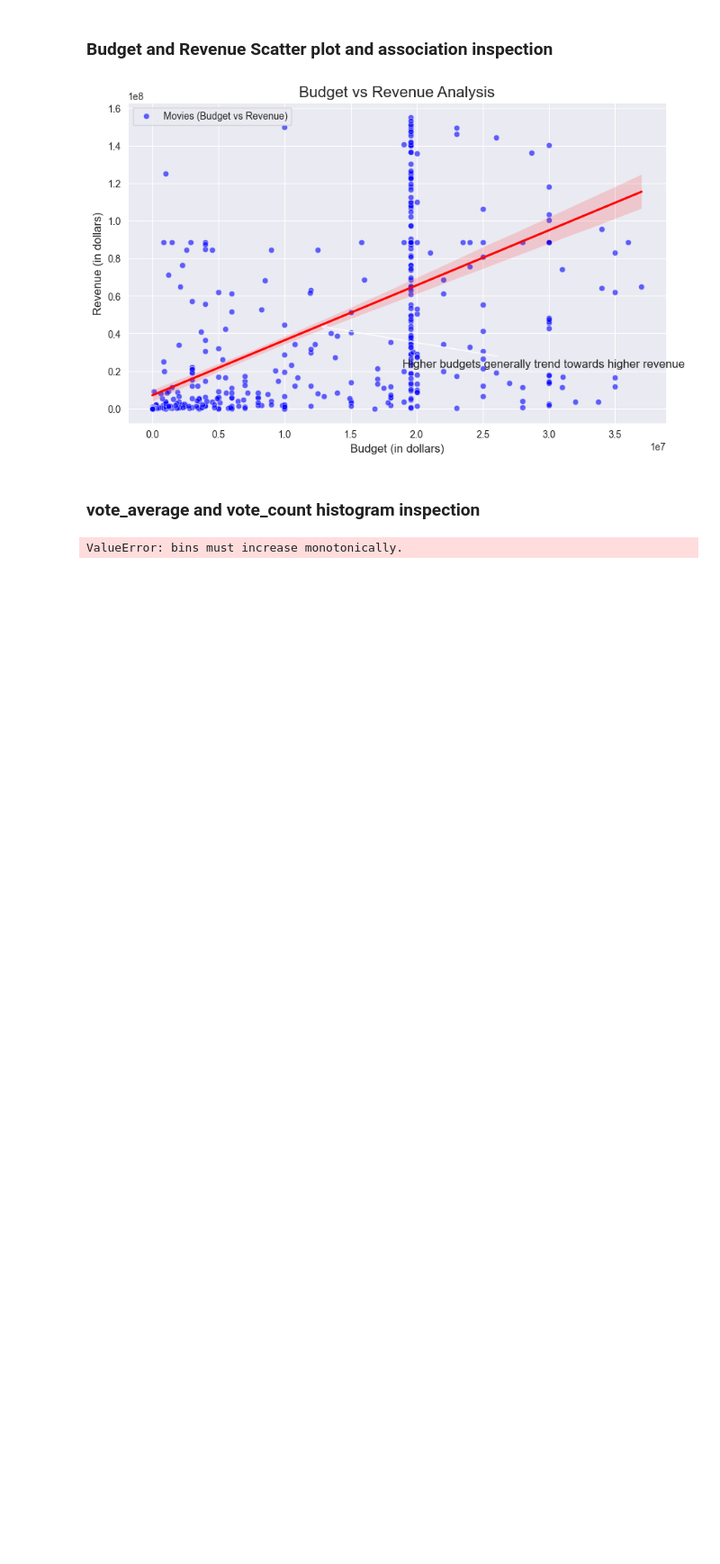
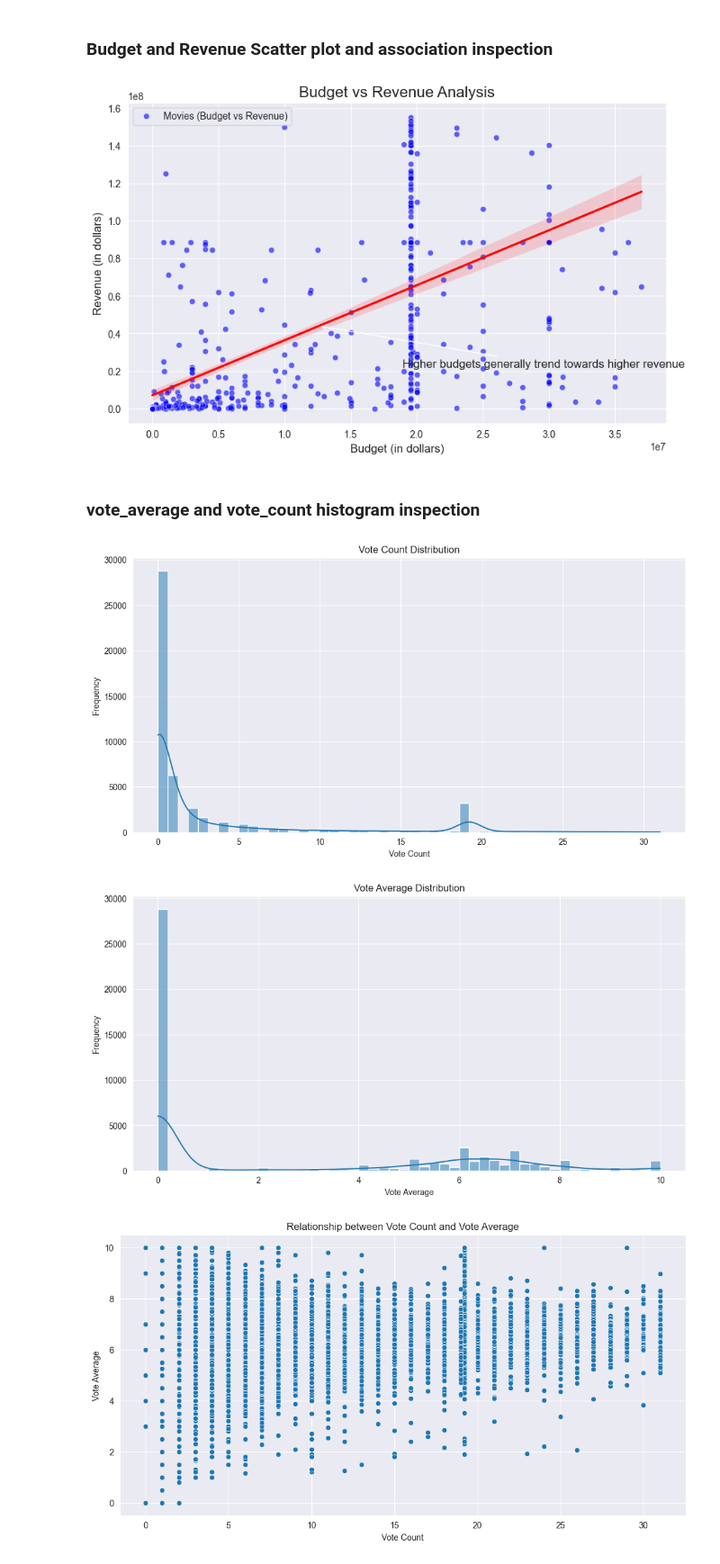
Before and after one commit to Pooria82/Movies-Data-Analysis, a Jupyter notebook: main.ipynb, the cells around one changed output. Shown at 90% size. Saved outputs shown, nothing was run; the diff lists cells and outputs as text; code cells hidden in the pictures; blank space fills up the shorter version.

Commit message:
Completion of Part 1: Data visualization

```diff
--- a/main.ipynb
+++ b/main.ipynb
@@ -555,8 +555,9 @@ def predict_missing_languages(data_frame, Model, country_encoder, language_encod
 
 def fill_null_columns(data_frame):
     """Fill 'production_companies', 'production_countries', 'spoken_languages' columns with 'null' value."""
-    data_frame[['production_companies', 'production_countries', 'spoken_languages']] = data_frame[
-        ['production_companies', 'production_countries', 'spoken_languages']].fillna('null')
+    data_frame[['production_companies', 'production_countries']] = data_frame[
+        ['production_companies', 'production_countries']].fillna('null')
+    data_frame['spoken_languages'] = data_frame['spoken_languages'].fillna('No Language')
     return data_frame
 
 
@@ -948,36 +949,50 @@ plot_budget_vs_revenue(df)
 # %% [markdown]
 ### vote_average and vote_count  histogram inspection
 # %%
-
-def plot_vote_count_vs_vote_average(data_frame):
-    # Filter data to include only movies with a positive vote count
-    filtered_df = data_frame[data_frame['vote_count'] > 0]
-
-    # Dynamically set the maximum bin limit based on the maximum vote count in the data
-    max_vote_count = filtered_df['vote_count'].max()
-    bins = [0, 100, 500, 1000, 5000, 10000, max_vote_count + 1]
-    labels = ['0-100', '101-500', '501-1000', '1001-5000', '5001-10000', '10001+']
-
-    # Bin the vote_count column
-    filtered_df['vote_count_bins'] = pd.cut(filtered_df['vote_count'], bins=bins, labels=labels, include_lowest=True)
-
-    # Create histograms for each vote count category
-    plt.figure(figsize=(12, 8))
-    for label in labels:
-        subset = filtered_df[filtered_df['vote_count_bins'] == label]
-        sns.histplot(subset['vote_average'], bins=10, kde=True, label=f'Votes: {label}', alpha=0.5)
-
-    # Add plot title and labels
-    plt.title('Vote Count vs. Vote Average Distribution', fontsize=16)
-    plt.xlabel('Vote Average', fontsize=12)
-    plt.ylabel('Frequency', fontsize=12)
-    plt.legend(title='Vote Count Bins')
-    plt.grid(True)
-
-    # Show the plot
+def analyze_votes(data_frame):
+    # Plotting vote count distribution
+    plt.figure(figsize=(12, 6))
+    sns.histplot(data_frame['vote_count'], bins=50, kde=True)
+    plt.title('Vote Count Distribution')
+    plt.xlabel('Vote Count')
+    plt.ylabel('Frequency')
     plt.show()
 
-# Example usage
-plot_vote_count_vs_vote_average(df)
+    # Plotting vote average distribution
+    plt.figure(figsize=(12, 6))
+    sns.histplot(data_frame['vote_average'], bins=50, kde=True)
+    plt.title('Vote Average Distribution')
+    plt.xlabel('Vote Average')
+    plt.ylabel('Frequency')
+    plt.show()
+
+    # Scatter plot to check the relationship between vote count and vote average
+    plt.figure(figsize=(12, 6))
+    sns.scatterplot(x='vote_count', y='vote_average', data=data_frame)
+    plt.title('Relationship between Vote Count and Vote Average')
+    plt.xlabel('Vote Count')
+    plt.ylabel('Vote Average')
+    plt.show()
+
+    # Create bins for vote count
+    data_frame['vote_count_bins'] = pd.cut(data_frame['vote_count'], bins=10)
+
+    # Calculate the mean vote average for each bin
+    grouped = data_frame.groupby('vote_count_bins')['vote_average'].mean().reset_index()
+
+    # Plotting the binned vote count vs. average score
+    plt.figure(figsize=(12, 6))
+    sns.barplot(x='vote_count_bins', y='vote_average', data=grouped)
+    plt.title('Average Score by Vote Count Bins')
+    plt.xlabel('Vote Count Bins')
+    plt.ylabel('Average Score')
+    plt.xticks(rotation=45)
+    plt.show()
+
+# Usage example:
+# df = pd.read_csv('movies.csv')
+analyze_votes(df)
 # %% [output]
-ValueError: bins must increase monotonically.
+[figure, added]
+[figure, added]
+[figure, added]
```
Also changed, not shown: parts of 36 cells of this notebook.
